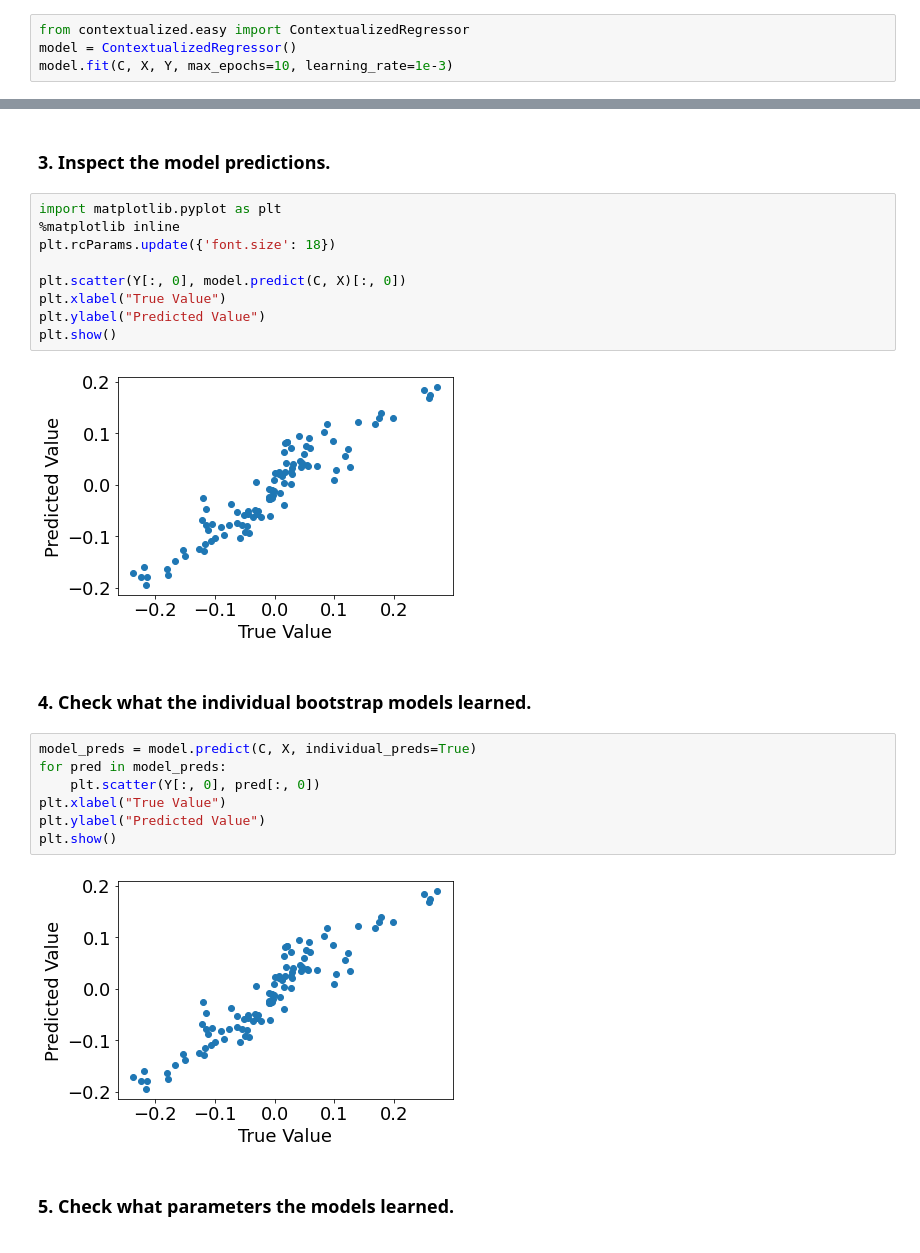
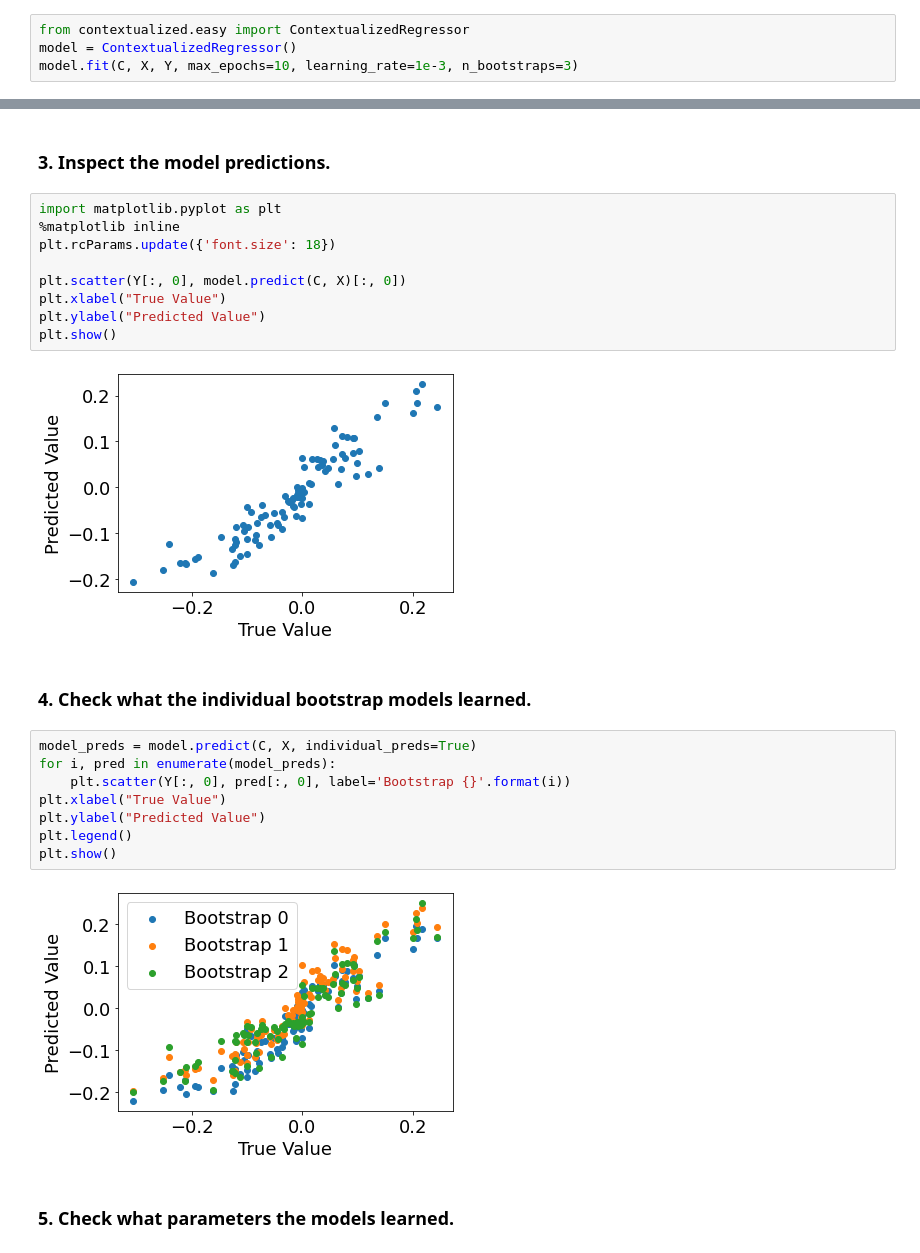
Before and after one commit to cnellington/Contextualized, a Jupyter notebook: demos/Easy-demo/easy_demo.ipynb, the cells around one changed output, grey strips where cells are left out. Cells and saved outputs as stored; diff of their text form.

Commit message:
fix bootstrap not training for multiple epochs

```diff
--- a/demos/Easy-demo/easy_demo.ipynb
+++ b/demos/Easy-demo/easy_demo.ipynb
@@ -23,7 +23,7 @@ Uses an sklearn-type wrapper interface.
 # %%
 from contextualized.easy import ContextualizedRegressor
 model = ContextualizedRegressor()
-model.fit(C, X, Y, max_epochs=10, learning_rate=1e-3)
+model.fit(C, X, Y, max_epochs=10, learning_rate=1e-3, n_bootstraps=3)
 # %% [output]
 GPU available: False, used: False
 TPU available: False, using: 0 TPU cores
@@ -65,18 +91,19 @@ plt.xlabel("True Value")
 plt.ylabel("Predicted Value")
 plt.show()
 # %% [output]
-[figure, old version]
+[figure, new version]
 # %% [markdown]
 ### 4. Check what the individual bootstrap models learned.
 # %%
 model_preds = model.predict(C, X, individual_preds=True)
-for pred in model_preds:
-    plt.scatter(Y[:, 0], pred[:, 0])
+for i, pred in enumerate(model_preds):
+    plt.scatter(Y[:, 0], pred[:, 0], label='Bootstrap {}'.format(i))
 plt.xlabel("True Value")
 plt.ylabel("Predicted Value")
+plt.legend()
 plt.show()
 # %% [output]
-[figure, old version]
+[figure, new version]
 # %% [markdown]
 ### 5. Check what parameters the models learned.
 # %%
```
Also changed, not shown: parts of 2 cells of this notebook, 2 other files.
